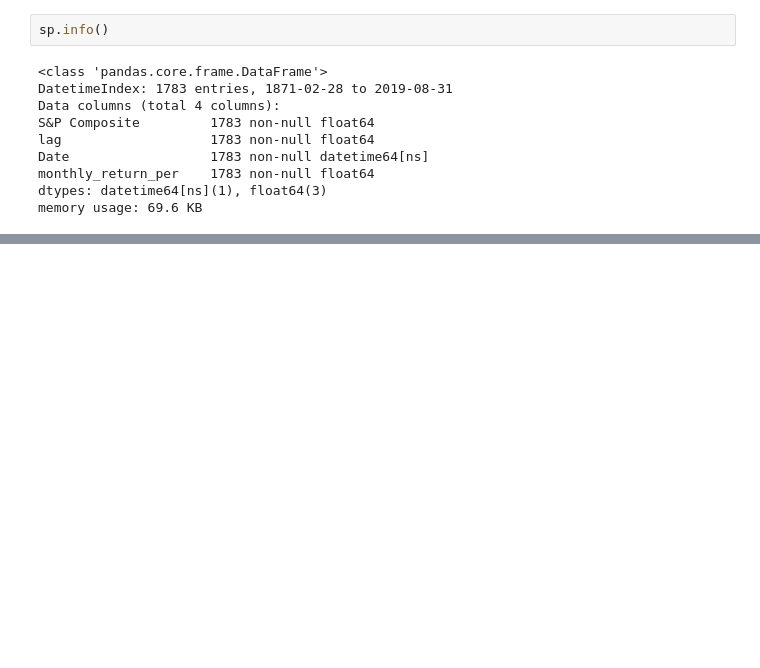
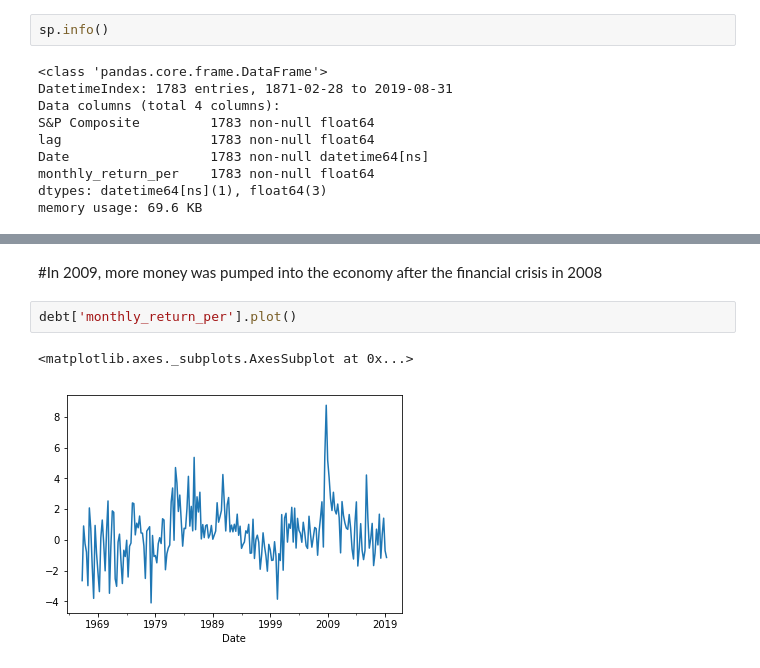
Before and after one commit to Carterbouley/mod_3_project, a Jupyter notebook: Josh Notebook.ipynb, the cells around one changed output, grey strips where cells are left out. Drawn from its saved outputs; the diff is of its cells as text; blank space fills up the shorter version.

```diff
--- a/Josh Notebook.ipynb
+++ b/Josh Notebook.ipynb
@@ -505,0 +594,8 @@ df1.head()
+# %% [markdown]
+#In 2009, more money was pumped into the economy after the financial
+ crisis in 2008
+# %%
+debt['monthly_return_per'].plot()
+# %% [output]
+<matplotlib.axes._subplots.AxesSubplot at 0x...>
+[figure, added]
```
Also changed, not shown: parts of 29 cells of this notebook.
